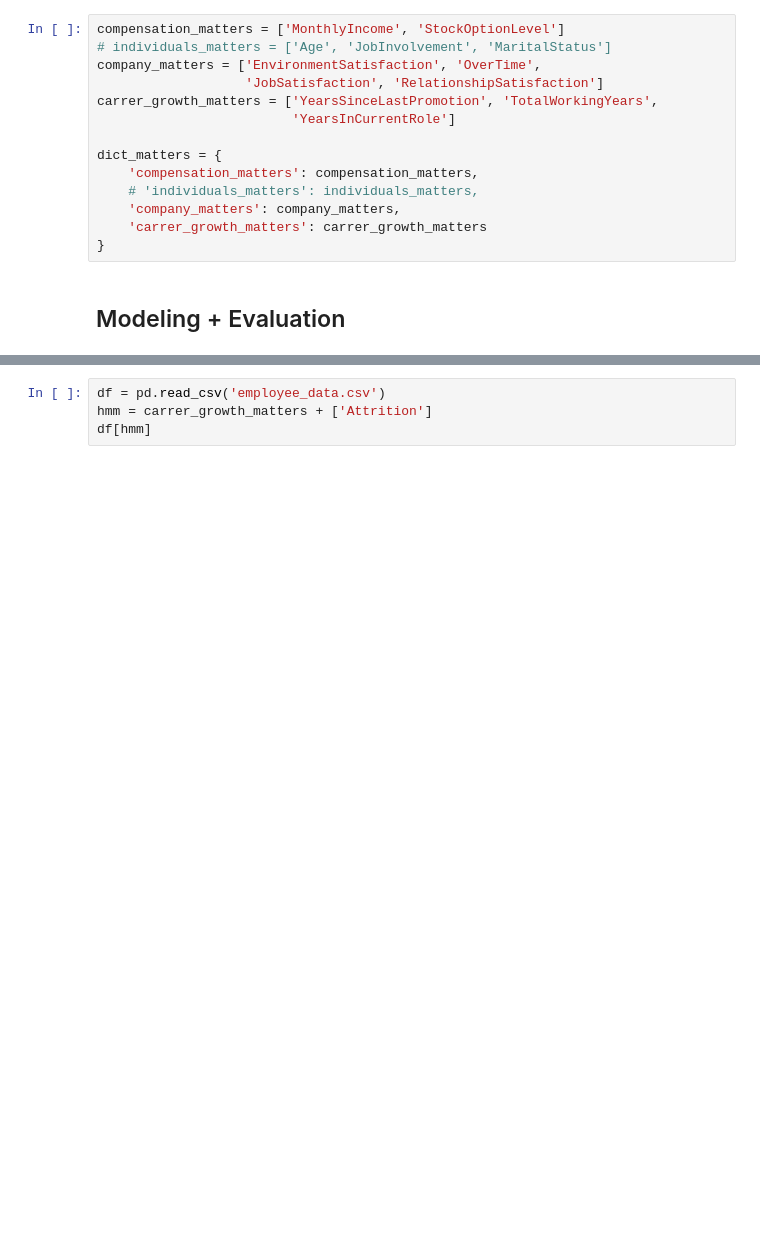
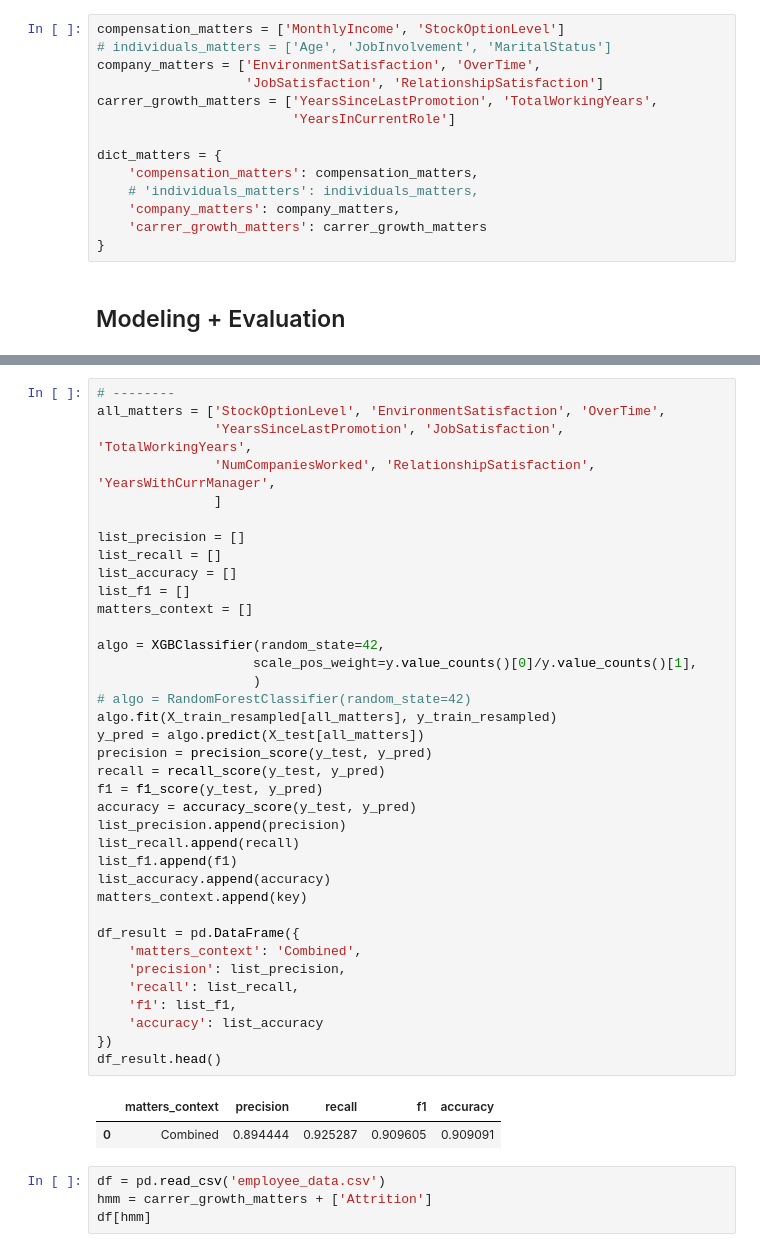
Before and after one commit to hfzdzakii/Dicoding-SolvingHRProblem, a Jupyter notebook: notebook.ipynb, the cells around one changed output, grey strips where cells are left out. Drawn from its saved outputs; the diff is of its cells as text; blank space fills up the shorter version.

```diff
--- a/notebook.ipynb
+++ b/notebook.ipynb
@@ -284,3 +310,43 @@ df_result.head()
+# %%
+# --------
+all_matters = ['StockOptionLevel', 'EnvironmentSatisfaction', 'OverTime',
+               'YearsSinceLastPromotion', 'JobSatisfaction', 'TotalWorkingYears',
+               'NumCompaniesWorked', 'RelationshipSatisfaction', 'YearsWithCurrManager',
+               ]
+
+list_precision = []
+list_recall = []
+list_accuracy = []
+list_f1 = []
+matters_context = []
+
+algo = XGBClassifier(random_state=42,
+                    scale_pos_weight=y.value_counts()[0]/y.value_counts()[1],
+                    )
+# algo = RandomForestClassifier(random_state=42)
+algo.fit(X_train_resampled[all_matters], y_train_resampled)
+y_pred = algo.predict(X_test[all_matters])
+precision = precision_score(y_test, y_pred)
+recall = recall_score(y_test, y_pred)
+f1 = f1_score(y_test, y_pred)
+accuracy = accuracy_score(y_test, y_pred)
+list_precision.append(precision)
+list_recall.append(recall)
+list_f1.append(f1)
+list_accuracy.append(accuracy)
+matters_context.append(key)
+
+df_result = pd.DataFrame({
+    'matters_context': 'Combined',
+    'precision': list_precision,
+    'recall': list_recall,
+    'f1': list_f1,
+    'accuracy': list_accuracy
+})
+df_result.head()
+# %% [output]
+|  | matters_context | precision | recall | f1 | accuracy |
+| 0 | Combined | 0.894444 | 0.925287 | 0.909605 | 0.909091 |
 # %%
 df = pd.read_csv('employee_data.csv')
 hmm = carrer_growth_matters + ['Attrition']
```
Also changed, not shown: parts of 2 cells of this notebook, 3 other files.
